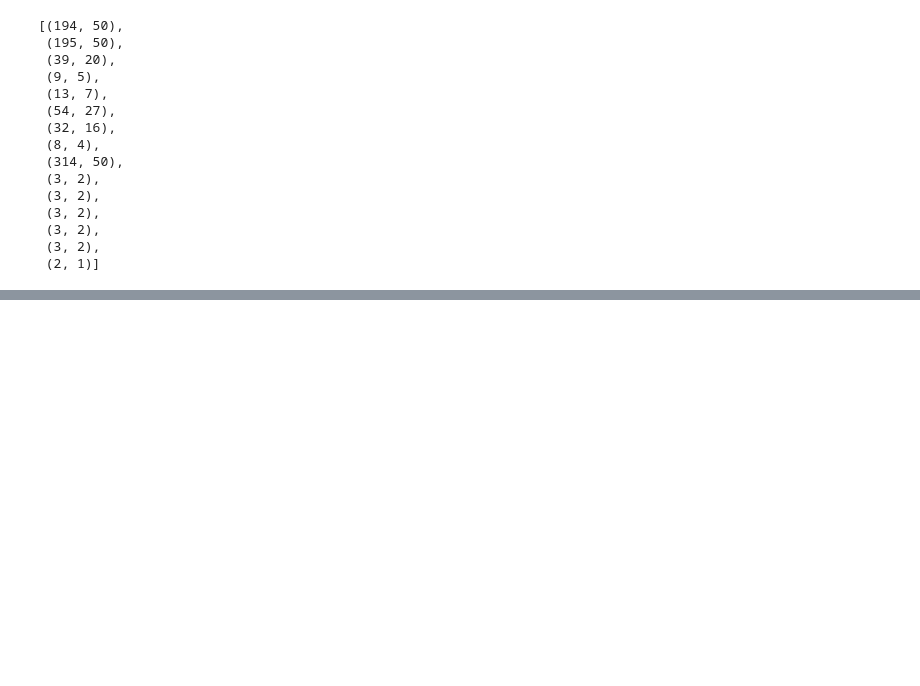
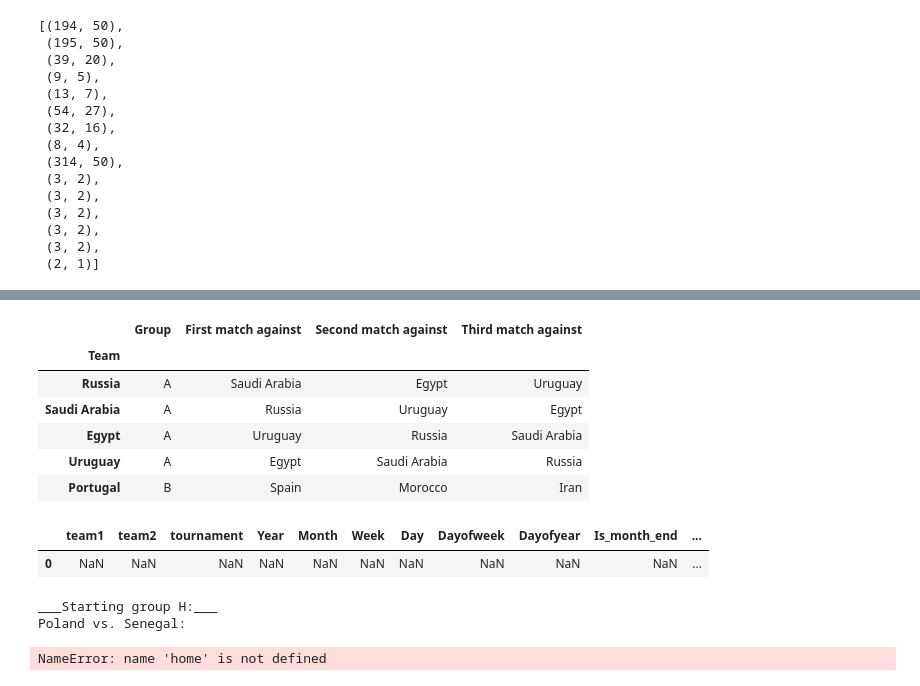
Before and after one commit to terry-li-hm/world_cup, a Jupyter notebook: fastai/fastai-v01.ipynb, the cells around one changed output, grey strips where cells are left out. Saved outputs shown, nothing was run; the diff lists cells and outputs as text; code cells hidden in the pictures; blank space fills up the shorter version.

```diff
--- a/fastai/fastai-v01.ipynb
+++ b/fastai/fastai-v01.ipynb
@@ -194,0 +248,59 @@ epoch      trn_loss   val_loss   mae
+# %%
+world_cup.head()
+# %% [output]
+|  | Group | First match against | Second match against | Third match against |
+| Team |  |  |  |  |
+| Russia | A | Saudi Arabia | Egypt | Uruguay |
+| Saudi Arabia | A | Russia | Uruguay | Egypt |
+| Egypt | A | Uruguay | Russia | Saudi Arabia |
+| Uruguay | A | Egypt | Saudi Arabia | Russia |
+| Portugal | B | Spain | Morocco | Iran |
+# %%
+pd.DataFrame(np.nan, index=[0], columns=X_test.columns)
+# %% [output]
+|  | team1 | team2 | tournament | Year | Month | Week | Day | Dayofweek | Dayofyear | Is_month_end | ... |
+| 0 | NaN | NaN | NaN | NaN | NaN | NaN | NaN | NaN | NaN | NaN | ... |
+# %%
+world_cup['points'] = 0
+world_cup['goal_diff_pred_total'] = 0
+
+for group in set(world_cup['Group']):
+    print('___Starting group {}:___'.format(group))
+    for team1, team2 in combinations(world_cup.query('Group == "{}"'.format(group)).index, 2):
+        print("{} vs. {}: ".format(team1, team2), end='')
+#         row = pd.DataFrame(np.array([[np.nan, np.nan, np.nan, True]]), columns=X_train_val.columns)
+        row = pd.DataFrame(np.nan, index=[0], columns=X_test.columns)
+        row['team1'] = team1
+        row['team2'] = team2
+        row['tournament'] = 'FIFA World Cup'
+        row['Year'] = 2018
+        home_rank = world_cup_rankings.loc[home, 'rank']
+        home_points = world_cup_rankings.loc[home, 'weighted_points']
+        opp_rank = world_cup_rankings.loc[away, 'rank']
+        opp_points = world_cup_rankings.loc[away, 'weighted_points']
+        row['average_rank'] = (home_rank + opp_rank) / 2
+        row['rank_difference'] = home_rank - opp_rank
+        row['point_difference'] = home_points - opp_points
+
+        home_win_prob = model.predict_proba(row)[:,1][0]
+        world_cup.loc[home, 'goal_diff_pred_total'] += home_win_prob
+        world_cup.loc[away, 'goal_diff_pred_total'] += 1-home_win_prob
+
+        points = 0
+        if home_win_prob <= 0.5 - margin:
+            print("{} wins with {:.2f}".format(away, 1-home_win_prob))
+            world_cup.loc[away, 'points'] += 3
+        if home_win_prob > 0.5 - margin:
+            points = 1
+        if home_win_prob >= 0.5 + margin:
+            points = 3
+            world_cup.loc[home, 'points'] += 3
+            print("{} wins with {:.2f}".format(home, home_win_prob))
+        if points == 1:
+            print("Draw")
+            world_cup.loc[home, 'points'] += 1
+            world_cup.loc[away, 'points'] += 1
+# %% [output]
+___Starting group H:___
+Poland vs. Senegal:
+NameError: name 'home' is not defined
```
Also changed, not shown: parts of 11 cells of this notebook, 3 other files.
